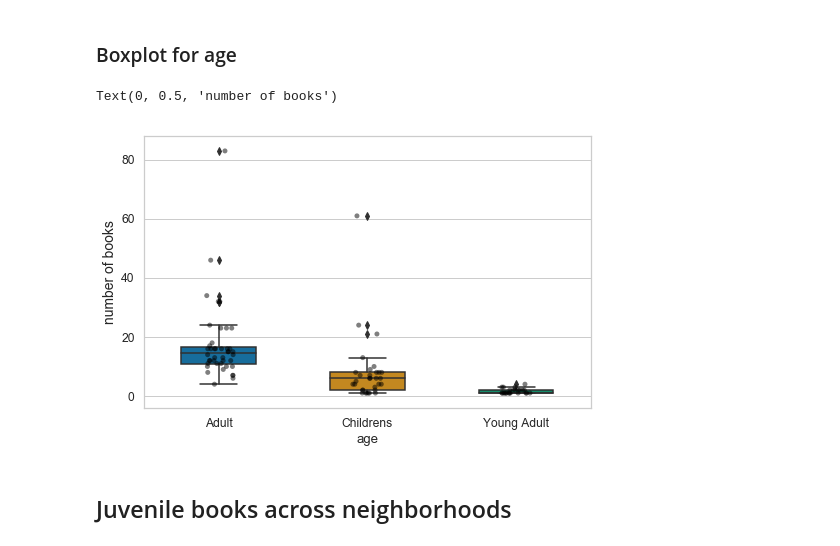
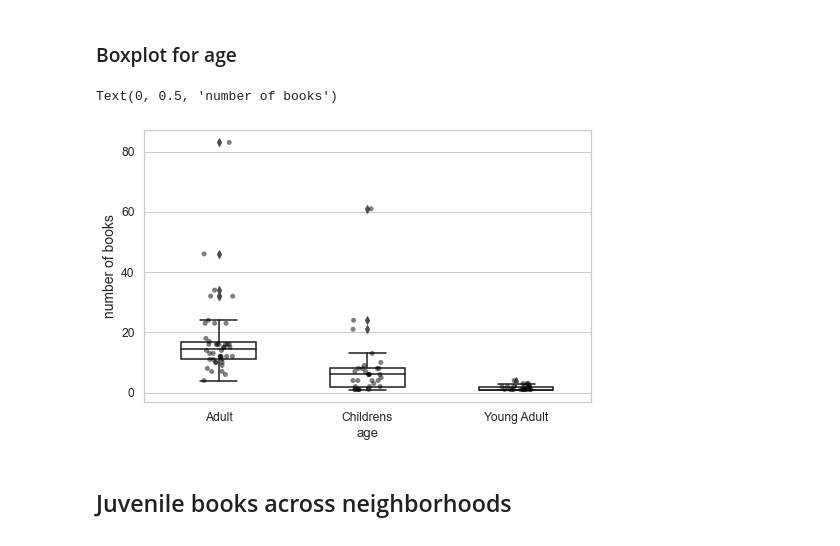
Before and after one commit to amckennafoster/seattle-littlefreelibrary, a Jupyter notebook: code/LFL-Analysis.ipynb, the cells around one changed output. Saved outputs shown, nothing was run; the diff lists cells and outputs as text; code cells hidden in the pictures.

```diff
--- a/code/LFL-Analysis.ipynb
+++ b/code/LFL-Analysis.ipynb
@@ -268,26 +273,30 @@ array(['Adult', 'Childrens', 'Young Adult'], dtype=object)
 # %%
 #Groups count by collection and age
 bksage = bks.groupby(['neighborhood', 'collection','age'])['count'].sum().reset_index()
 #bksage.head()
 
 #Plots using Seaborn
 sns.set(style='whitegrid', palette="deep", font_scale=1.1, rc={"figure.figsize": [8, 5]})
 bplot = sns.boxplot(y='count', x='age', data=bksage,
-                 width=0.5,
-                 palette="colorblind")
+                 width=0.5)
+#                 palette="colorblind")
+
+#Remove default colors
+plt.setp(bplot.artists, edgecolor = 'k', facecolor='w')
+plt.setp(bplot.lines, color='k')
 
 # add stripplot to boxplot with Seaborn
 bplot=sns.stripplot(y='count', x='age', data=bksage,
                    jitter=True,
                    marker='o',
                    alpha=0.5,
                    color='black')
 
 bplot.set_ylabel("number of books",
                 fontsize=14)
 # %% [output]
 Text(0, 0.5, 'number of books')
-[figure, old version]
+[figure, new version]
 # %% [markdown]
 ## Juvenile books across neighborhoods
 # %%
```
Also changed, not shown: parts of 26 cells of this notebook, 2 other files.
